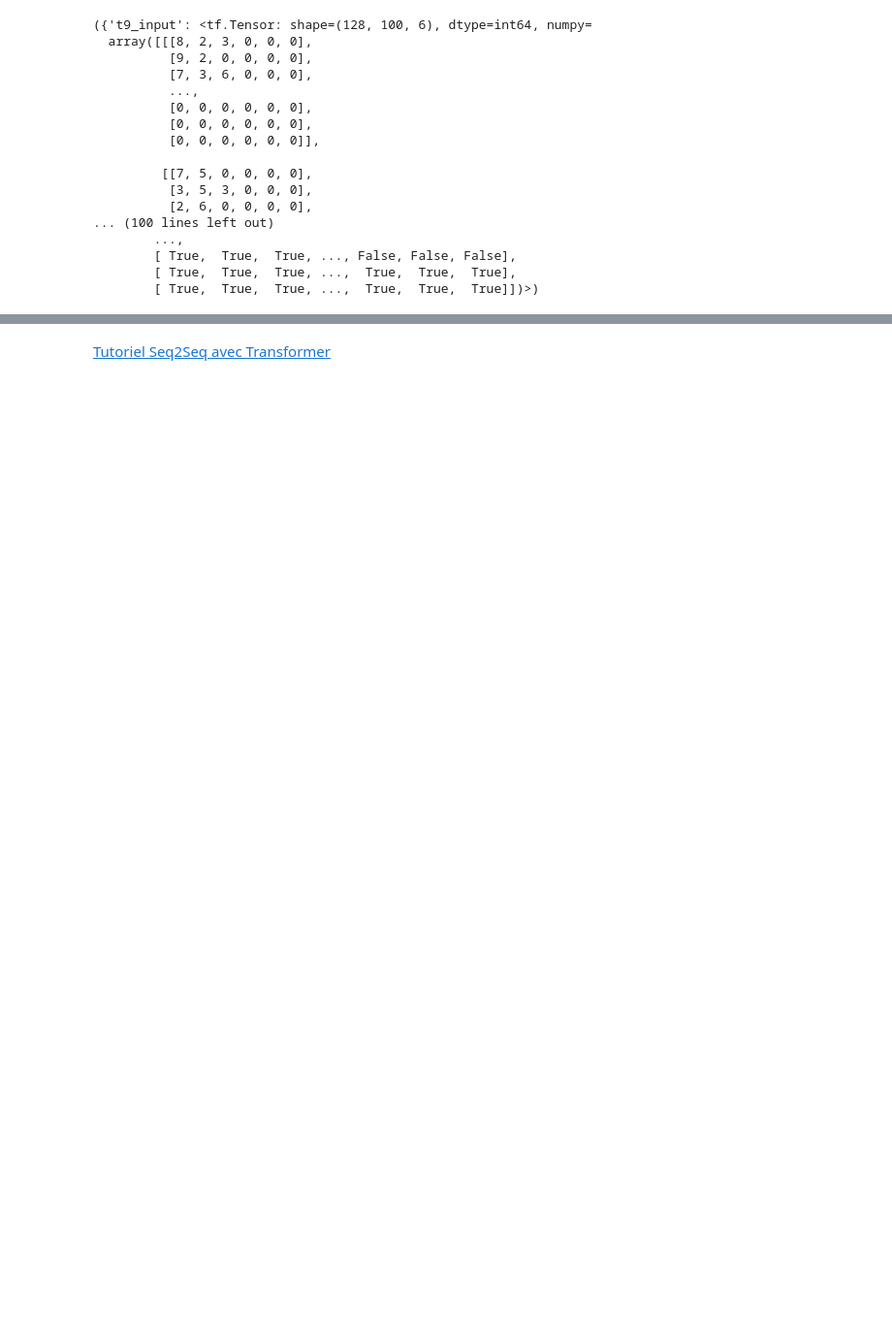
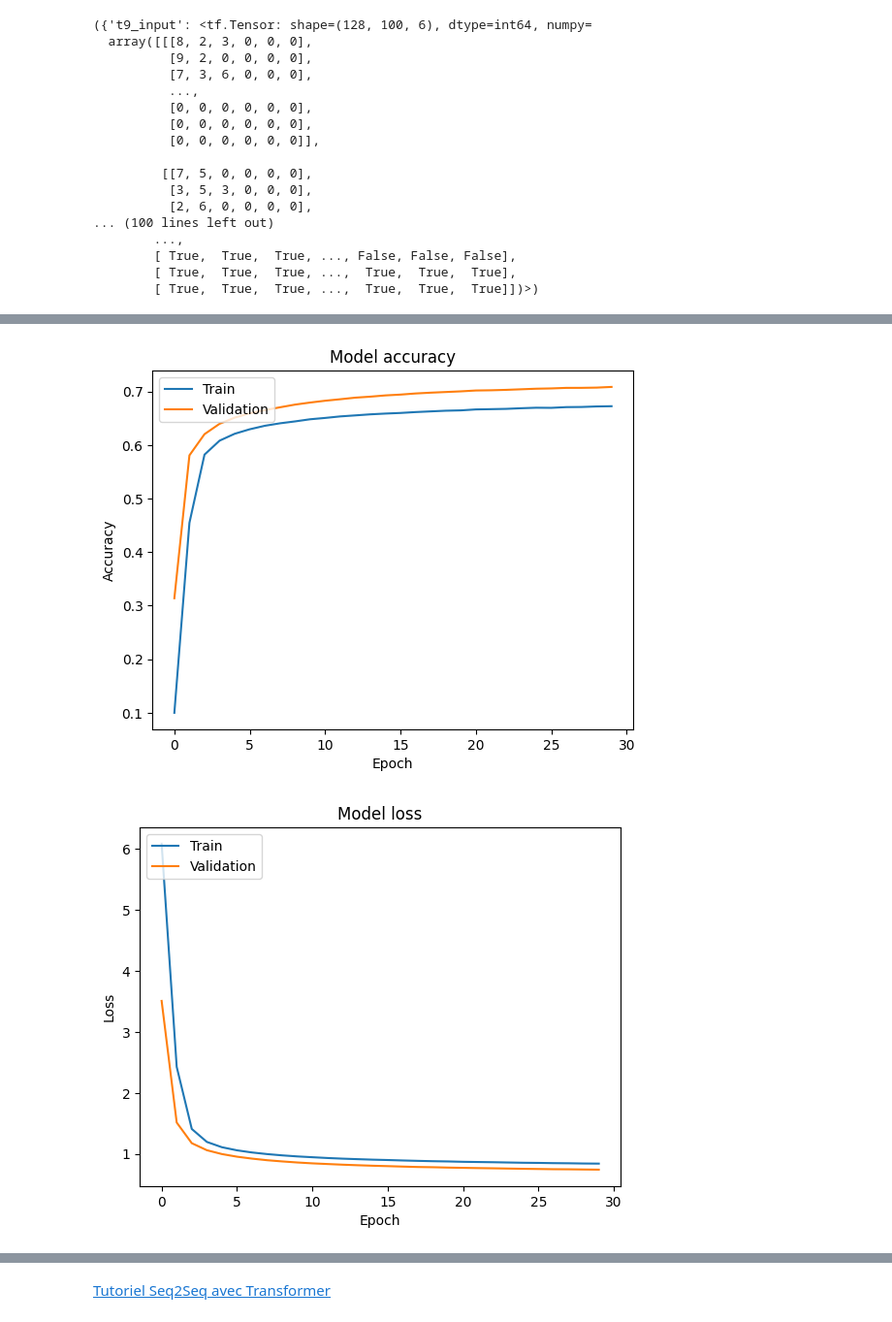
Before and after one commit to PerrineQhn/Model_T9_to_Sinogram, a Jupyter notebook: training_t9_to_text.ipynb, the cells around one changed output, grey strips where cells are left out. Shown at 97% size. Cells and saved outputs as stored; diff of their text form; code cells hidden in the pictures; blank space fills up the shorter version.

```diff
--- a/training_t9_to_text.ipynb
+++ b/training_t9_to_text.ipynb
@@ -596,4 +590,11 @@ early_stopping = keras.callbacks.EarlyStopping(
     patience=5,
     restore_best_weights=True,
 )
+
+lr_scheduler = keras.callbacks.ReduceLROnPlateau(
+    monitor='val_loss',
+    factor=0.5,  # Réduit le taux d'apprentissage par 2
+    patience=3,  # Après 3 époques sans amélioration
+    min_lr=1e-6
+)
 # %%
@@ -692,4 +695,9 @@ Epoch 20/20
 <keras.src.callbacks.history.History at 0x...>
+# %%
+plot_history(model.history, "model_simple")
+# %% [output]
+[figure, added]
+[figure, added]
 # %%
 if not tf.io.gfile.exists("models"):
     tf.io.gfile.makedirs("models")
```
Also changed, not shown: parts of 18 cells of this notebook.
